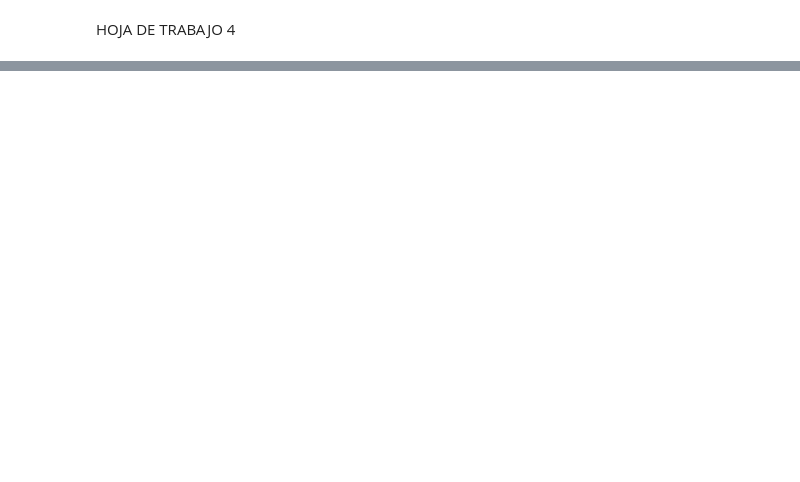
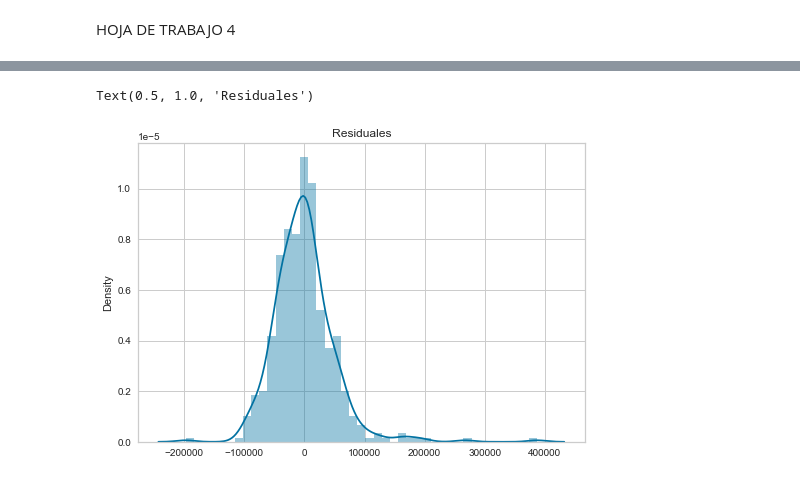
Before and after one commit to gabrielquirozz/HDT4MD, a Jupyter notebook: hdt4.ipynb, the cells around one changed output, grey strips where cells are left out. Drawn from its saved outputs; the diff is of its cells as text; code cells hidden in the pictures; blank space fills up the shorter version.

```diff
--- a/hdt4.ipynb
+++ b/hdt4.ipynb
@@ -40,0 +92,7 @@ X_train, X_test,y_train, y_test = train_test_split(X, y,test_size=0.3,train_size
+# %%
+# %%
+sb.distplot(residuales);
+plt.title("Residuales")
+# %% [output]
+Text(0.5, 1.0, 'Residuales')
+[figure, added]
```
Also changed, not shown: parts of 10 cells of this notebook.
